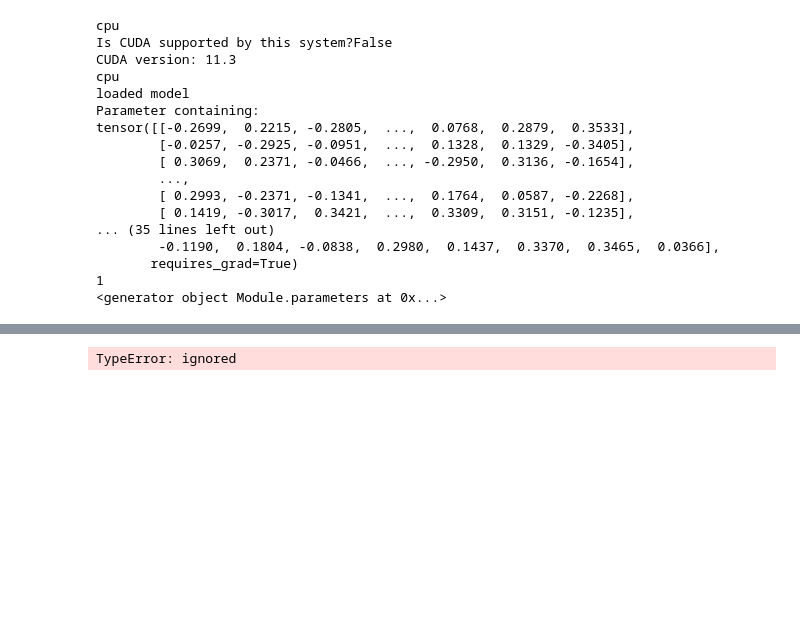
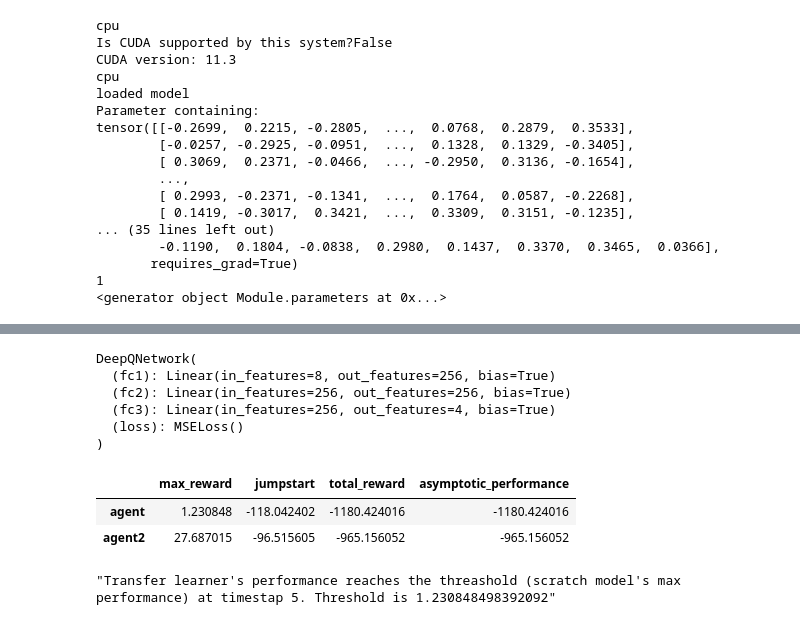
Before and after one commit to carlacodes/atchekegroup1lunarlanding, a Jupyter notebook: Exporting_module.ipynb, the cells around one changed output, grey strips where cells are left out. Drawn from its saved outputs; the diff is of its cells as text; code cells hidden in the pictures; blank space fills up the shorter version.

```diff
--- a/Exporting_module.ipynb
+++ b/Exporting_module.ipynb
@@ -986,11 +926,33 @@ def performance_metrics(x, y, rolling_avg=10, threshold=275, plot=True):
+# %%
+
+
+print(agent.Q_eval)
+torch.save(agent.Q_eval.state_dict(),  "./sample_data/DQN_tuned_noisy.zip")
+# %% [output]
+DeepQNetwork(
+  (fc1): Linear(in_features=8, out_features=256, bias=True)
+  (fc2): Linear(in_features=256, out_features=256, bias=True)
+  (fc3): Linear(in_features=256, out_features=4, bias=True)
+  (loss): MSELoss()
+)
 # %%
 from matplotlib import pyplot as plt
 import numpy as np
 from numpy import random
 import pandas as pd
 # %%
+
+
+
 all_model_rewards = {
-    "Agent": agent
+    "agent": {
+        "x": np.array(x_1),
+        "y": np.array(scores_1),
+    },
+    "agent2": {
+        "x": np.array(x_2),
+        "y": np.array(scores_2),
+    }
 }
 
 def generate_sample_models(number_of_models):
@@ -1004,8 +966,11 @@ def generate_sample_models(number_of_models):
         y = random.rand(100)
         reward_dict = {'x': x, 'y' : y, 'comment': 'here comes the comment'}
         all_model_rewards[model_version_num] = reward_dict
-generate_sample_models(10)
+
+# generate_sample_models(all_model_rewards)
 # %%
+model_evs = {}
+
 def model_evaluations(all_model_rewards):
 
     '''
@@ -1026,7 +991,6 @@ def model_evaluations(all_model_rewards):
     3. Asymptotic Performance: The final learned performance of an agent in the target task may be improved via transfer.
     4. Total Reward: The total reward accumulated by an agent (i.e., the area under the learning curve) may be improved if it uses transfer, compared to learning without transfer.
     '''
-
 
 
 
@@ -1043,34 +1007,38 @@ def model_evaluations(all_model_rewards):
         ####################################
         ######### NB! Here you can define on how long section do you want to evaluate jumpstart.
         ######### It should start from the beginning of the array.
         ####################################
         jumpstart[m] =  all_model_rewards[m]['y'][:10].mean()
 
         total_reward[m] =  all_model_rewards[m]['y'].sum()
 
         ####################################
         ######### NB! Here you can define on how long section do you want to evaluate asymptotic performance.
         ######### It end at the end of the session.
         ####################################
         asymptotic_performance[m] =  all_model_rewards[m]['y'][-10:].sum()
 
 
 
     ## Add the metrics to the final evaluation metric
 
     model_evs['max_reward'] = max_reward
     model_evs['jumpstart'] = jumpstart
     model_evs['total_reward'] = total_reward
     model_evs['asymptotic_performance'] = asymptotic_performance
 
+    # return model_evs
+
 
 
 
 model_evaluations(all_model_rewards)
 results = pd.DataFrame(model_evs)
 results.style.highlight_max(color = 'lightgreen', axis = 0)
 # %% [output]
-TypeError: ignored
+|  | max_reward | jumpstart | total_reward | asymptotic_performance |
+| agent | 1.230848 | -118.042402 | -1180.424016 | -1180.424016 |
+| agent2 | 27.687015 | -96.515605 | -965.156052 | -965.156052 |
 # %%
 def transfer_ratio(transfer_learner, scratch_model):
 
@@ -1101,3 +1069,9 @@ def time_to_threshold(transfer_learner, scratch_model):
 
 
     return 'Transfer learner\'s performance reaches the threashold (scratch model\'s max performance) at timestap {}. Threshold is {}'.format(threshold_index, threshold)
+
+transfer_ratio( all_model_rewards["agent2"], all_model_rewards["agent"])
+
+time_to_threshold(all_model_rewards["agent2"], all_model_rewards["agent"])
+# %% [output]
+"Transfer learner's performance reaches the threashold (scratch model's max performance) at timestap 5. Threshold is 1.230848498392092"
```
Also changed, not shown: parts of 7 cells of this notebook.
